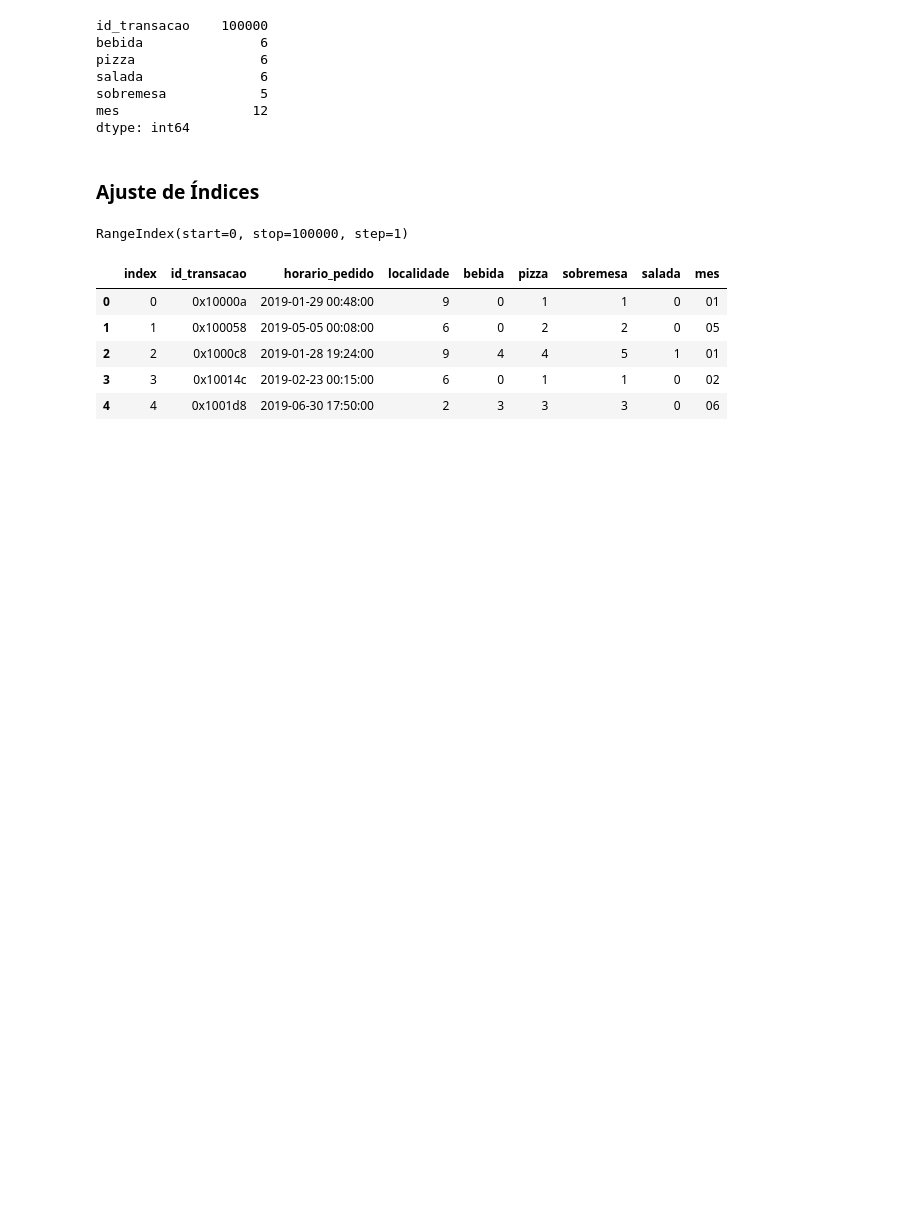
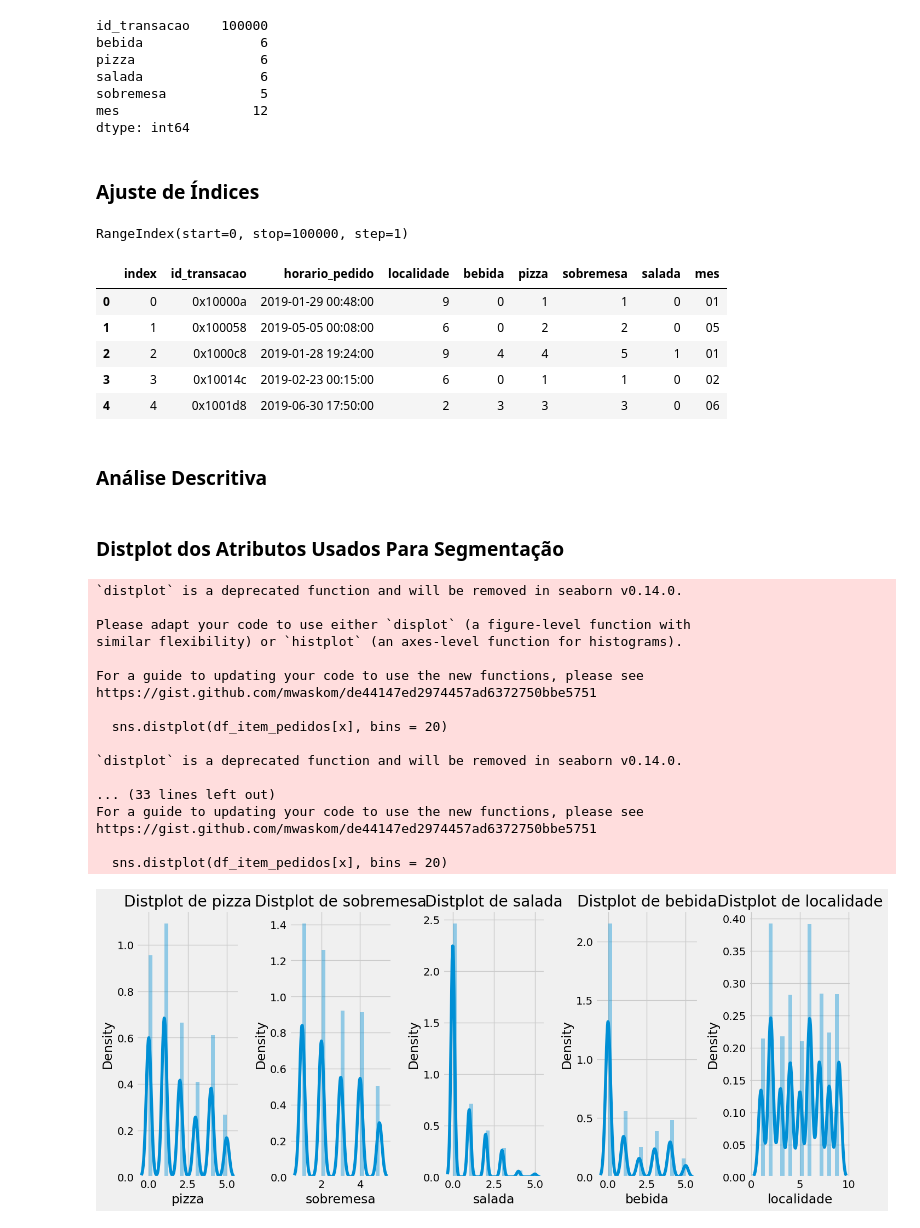
Before and after one commit to moiseiskalua/Business-Analytics, a Jupyter notebook: Project_1.ipynb, the cells around one changed output. Drawn from its saved outputs; the diff is of its cells as text; code cells hidden in the pictures; blank space fills up the shorter version.

```diff
--- a/Project_1.ipynb
+++ b/Project_1.ipynb
@@ -306,3 +301,43 @@ df_item_pedidos_idx.head()
 | 2 | 2 | 0x1000c8 | 2019-01-28 19:24:00 | 9 | 4 | 4 | 5 | 1 | 01 |
 | 3 | 3 | 0x10014c | 2019-02-23 00:15:00 | 6 | 0 | 1 | 1 | 0 | 02 |
 | 4 | 4 | 0x1001d8 | 2019-06-30 17:50:00 | 2 | 3 | 3 | 3 | 0 | 06 |
+# %% [markdown]
+### Análise Descritiva
+# %% [markdown]
+### Distplot dos Atributos Usados Para Segmentação
+# %%
+# Plot
+
+plt.figure(1, figsize = (15, 6))
+
+# Inicializa o contador
+n = 0
+
+# loop pelas colunas
+
+for x in ['pizza' , 'sobremesa' , 'salada', 'bebida', 'localidade']:
+    n += 1
+    plt.subplot(1, 5, n)
+    plt.subplots_adjust(hspace=0.5, wspace=0.5)
+    sns.distplot(df_item_pedidos[x], bins = 20)
+    plt.title('Distplot de {}'.format(x))
+plt.show()
+# %% [output]
+`distplot` is a deprecated function and will be removed in seaborn v0.14.0.
+
+Please adapt your code to use either `displot` (a figure-level function with
+similar flexibility) or `histplot` (an axes-level function for histograms).
+
+For a guide to updating your code to use the new functions, please see
+https://gist.github.com/mwaskom/de44147ed2974457ad6372750bbe5751
+
+  sns.distplot(df_item_pedidos[x], bins = 20)
+
+`distplot` is a deprecated function and will be removed in seaborn v0.14.0.
+
+... (33 lines left out)
+For a guide to updating your code to use the new functions, please see
+https://gist.github.com/mwaskom/de44147ed2974457ad6372750bbe5751
+
+  sns.distplot(df_item_pedidos[x], bins = 20)
+[figure, added]
```
Also changed, not shown: parts of 30 cells of this notebook, 5 other files.
